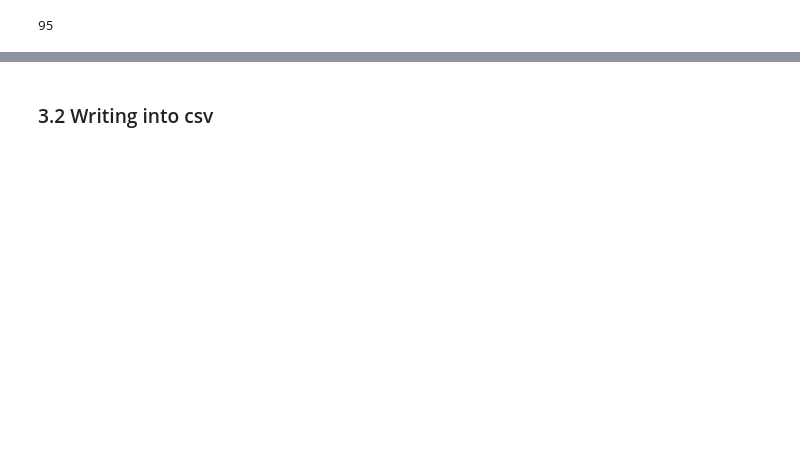
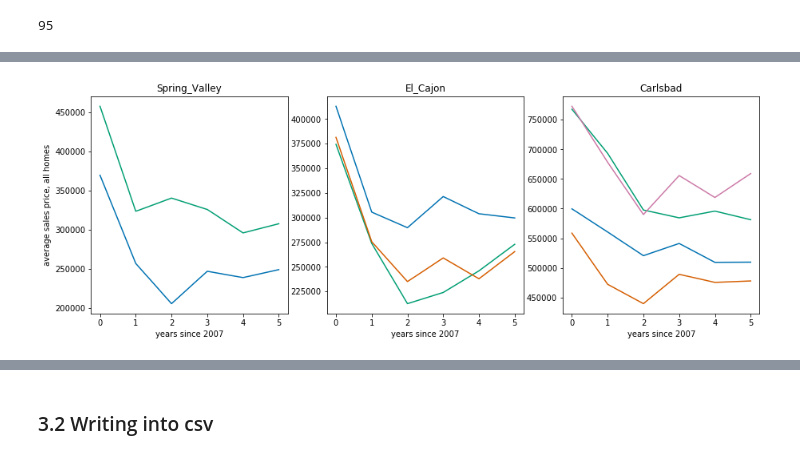
Before and after one commit to mec029/COGS108-Gentrification, a Jupyter notebook: HousingPrices.ipynb, the cells around one changed output, grey strips where cells are left out. Cells and saved outputs as stored; diff of their text form; code cells hidden in the pictures; blank space fills up the shorter version.

```diff
--- a/HousingPrices.ipynb
+++ b/HousingPrices.ipynb
@@ -186,0 +216,79 @@ zz;
+# %%
+# visualize the differences
+plt.figure(1,figsize=(15,5))
+plt.subplot(1,3,1)
+plt.title(area[20])
+plt.plot(bread.T[:][20])
+plt.plot(bread.T[:][21])
+plt.ylabel('average sales price, all homes')
+plt.xlabel('years since 2007')
+plt.subplot(1,3,2)
+plt.title(area[30])
+plt.plot(bread.T[:][30])
+plt.plot(bread.T[:][31])
+plt.plot(bread.T[:][32])
+plt.xlabel('years since 2007')
+plt.subplot(1,3,3)
+plt.title(area[25])
+plt.plot(bread.T[:][25])
+plt.plot(bread.T[:][26])
+plt.plot(bread.T[:][27])
+plt.plot(bread.T[:][28])
+plt.xlabel('years since 2007')
+
+plt.figure(2,figsize=(15,5))
+plt.subplot(1,3,1)
+plt.title(area[14])
+plt.plot(bread.T[:][14])
+plt.plot(bread.T[:][15])
+plt.ylabel('average sales price, all homes')
+plt.xlabel('years since 2007')
+plt.subplot(1,3,2)
+plt.title(area[52])
+plt.plot(bread.T[:][52])
+plt.plot(bread.T[:][56])
+plt.xlabel('years since 2007')
+plt.subplot(1,3,3)
+plt.title(area[4])
+plt.plot(bread.T[:][4])
+plt.plot(bread.T[:][5])
+plt.plot(bread.T[:][6])
+plt.plot(bread.T[:][7])
+plt.plot(bread.T[:][8])
+plt.xlabel('years since 2007')
+
+plt.figure(3,figsize=(15,5))
+plt.subplot(1,3,1)
+#57 59 60
+plt.title(area[57])
+plt.plot(bread.T[:][57])
+plt.plot(bread.T[:][59])
+plt.plot(bread.T[:][60])
+plt.ylabel('average sales price, all homes')
+plt.xlabel('years since 2007')
+plt.subplot(1,3,2)
+#42 43 44 45
+plt.title(area[42])
+plt.plot(bread.T[:][42])
+plt.plot(bread.T[:][43])
+plt.plot(bread.T[:][44])
+plt.plot(bread.T[:][45])
+plt.xlabel('years since 2007')
+plt.subplot(1,3,3)
+#34 35 36 38
+plt.title(area[34])
+plt.plot(bread.T[:][34])
+plt.plot(bread.T[:][35])
+plt.plot(bread.T[:][36])
+plt.plot(bread.T[:][38])
+plt.xlabel('years since 2007')
+
+#51 62
+plt.figure(4,figsize=(15,5))
+plt.subplot(1,3,1)
+plt.title(area[51])
+plt.plot(bread.T[:][51])
+plt.plot(bread.T[:][62])
+plt.ylabel('average sales price, all homes')
+plt.xlabel('years since 2007')
+# %% [output]
@@ -186,0 +296 @@ zz;
+[figure, added]
```
Also changed, not shown: parts of 13 cells of this notebook.
